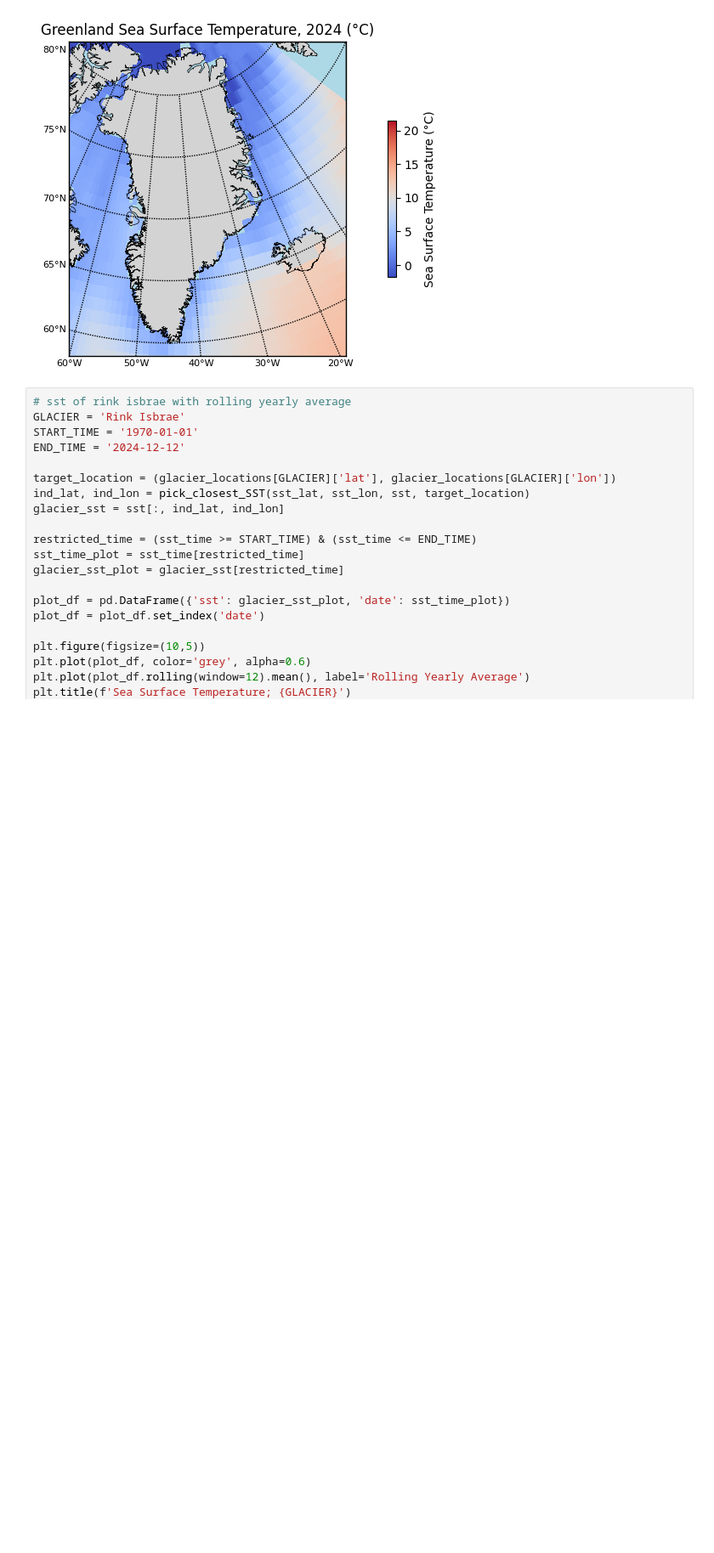
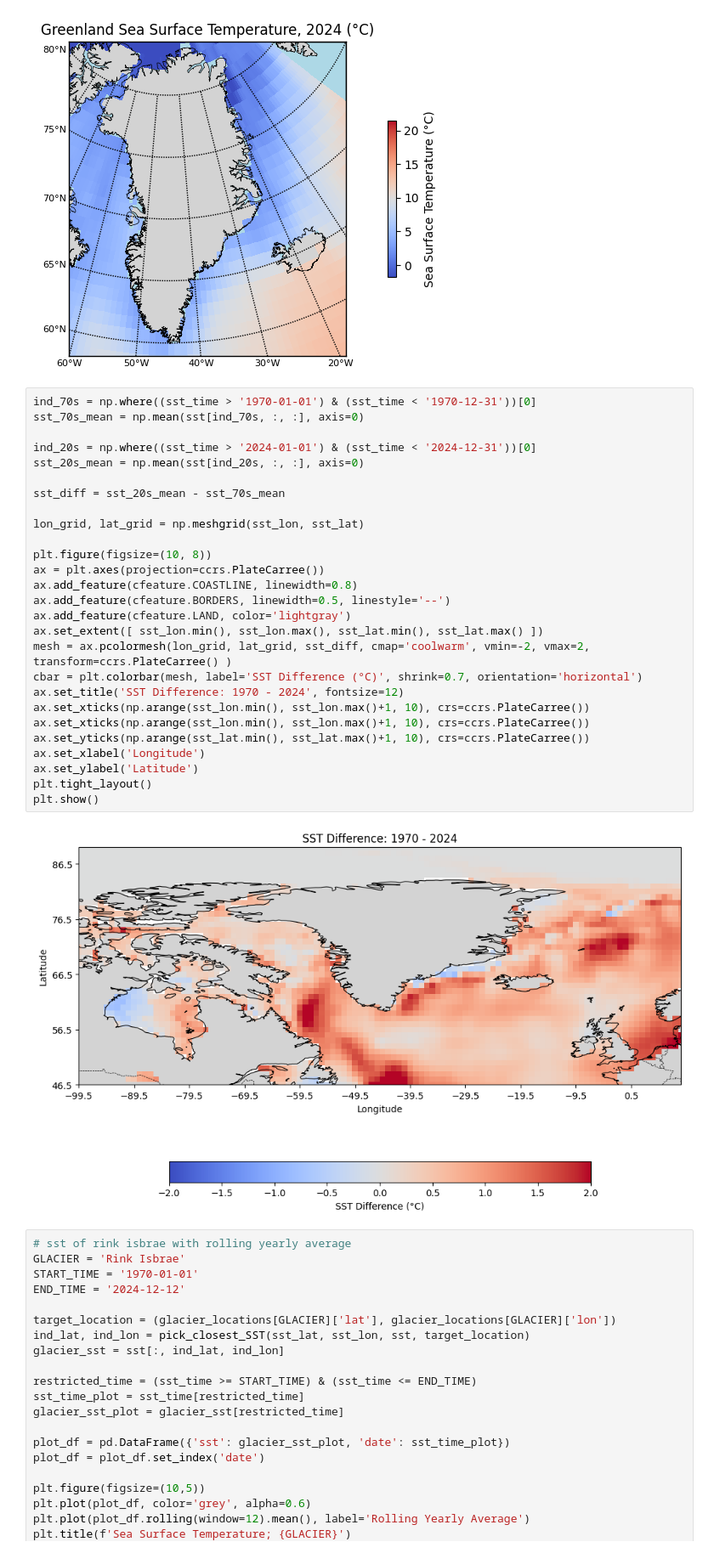
Before and after one commit to joelbarron06/ESDA2_Project, a Jupyter notebook: code_appendix.ipynb, the cells around one changed output. Shown at 85% size. Cells and saved outputs as stored; diff of their text form; blank space fills up the shorter version.

```diff
--- a/code_appendix.ipynb
+++ b/code_appendix.ipynb
@@ -476,6 +478,35 @@ plt.title('Greenland Sea Surface Temperature, 2024 (°C)')
 plt.show()
 # %% [output]
 [figure]
+# %%
+ind_70s = np.where((sst_time > '1970-01-01') & (sst_time < '1970-12-31'))[0]
+sst_70s_mean = np.mean(sst[ind_70s, :, :], axis=0)
+
+ind_20s = np.where((sst_time > '2024-01-01') & (sst_time < '2024-12-31'))[0]
+sst_20s_mean = np.mean(sst[ind_20s, :, :], axis=0)
+
+sst_diff = sst_20s_mean - sst_70s_mean
+
+lon_grid, lat_grid = np.meshgrid(sst_lon, sst_lat)
+
+plt.figure(figsize=(10, 8))
+ax = plt.axes(projection=ccrs.PlateCarree())
+ax.add_feature(cfeature.COASTLINE, linewidth=0.8)
+ax.add_feature(cfeature.BORDERS, linewidth=0.5, linestyle='--')
+ax.add_feature(cfeature.LAND, color='lightgray')
+ax.set_extent([ sst_lon.min(), sst_lon.max(), sst_lat.min(), sst_lat.max() ])
+mesh = ax.pcolormesh(lon_grid, lat_grid, sst_diff, cmap='coolwarm', vmin=-2, vmax=2, transform=ccrs.PlateCarree() )
+cbar = plt.colorbar(mesh, label='SST Difference (°C)', shrink=0.7, orientation='horizontal')
+ax.set_title('SST Difference: 1970 - 2024', fontsize=12)
+ax.set_xticks(np.arange(sst_lon.min(), sst_lon.max()+1, 10), crs=ccrs.PlateCarree())
+ax.set_xticks(np.arange(sst_lon.min(), sst_lon.max()+1, 10), crs=ccrs.PlateCarree())
+ax.set_yticks(np.arange(sst_lat.min(), sst_lat.max()+1, 10), crs=ccrs.PlateCarree())
+ax.set_xlabel('Longitude')
+ax.set_ylabel('Latitude')
+plt.tight_layout()
+plt.show()
+# %% [output]
+[figure, added]
 # %%
 # sst of rink isbrae with rolling yearly average
 GLACIER = 'Rink Isbrae'
```
Also changed, not shown: parts of 7 cells of this notebook.
